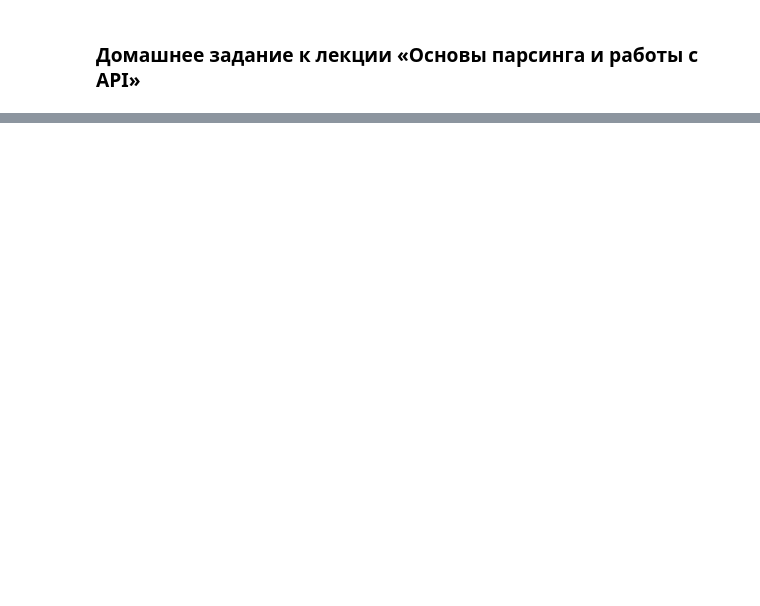
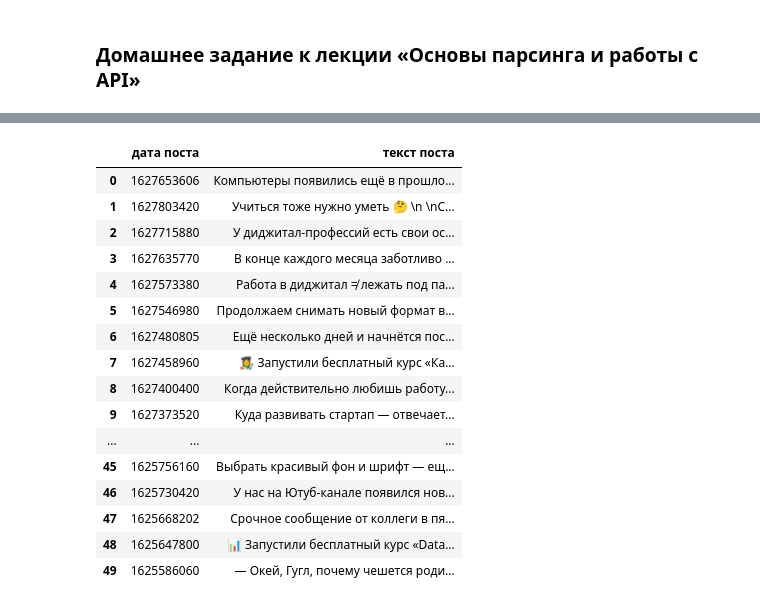
Before and after one commit to Anton-Solop/PYDP, a Jupyter notebook: home_work_web_scraping.ipynb, the cells around one changed output, grey strips where cells are left out. Saved outputs shown, nothing was run; the diff lists cells and outputs as text; code cells hidden in the pictures; blank space fills up the shorter version.

```diff
--- a/home_work_web_scraping.ipynb
+++ b/home_work_web_scraping.ipynb
@@ -99,0 +245,46 @@ article-formatted-body article-formatted-body_version-2
+# %%
+#Сервисный ключ доступа
+
+
+token = 'd0740493d0740493d074049322d00cce4fdd074d0740493b1724b0753d4963fdbb98082'
+# %%
+# формируем необходимые стартовые переменные
+NEWSFEED_REQUEST = 'https://api.vk.com/method/wall.get'
+VERSION = '5.58'
+DOMAIN = 'netology'
+TOKEN = token
+COUNT = 50
+params = {
+    'access_token': TOKEN,
+    'v': VERSION,
+    'domain': DOMAIN,
+    'count': COUNT
+}
+# %%
+# делаем запрос
+res = requests.get(NEWSFEED_REQUEST, params)
+# преобразуем полученную информацию (Конвертируем из json в словарь и формируем датафрейм)
+df = pd.DataFrame.from_dict(res.json()['response']['items'])
+# отбираем нужные столбцы
+df_res = df[['date', 'text']]
+# переименовываем столбцы
+df_res.columns = ['дата поста', 'текст поста']
+df_res
+# %% [output]
+|  | дата поста | текст поста |
+| 0 | 1627653606 | Компьютеры появились ещё в прошло... |
+| 1 | 1627803420 | Учиться тоже нужно уметь 🤔 \n \nС... |
+| 2 | 1627715880 | У диджитал-профессий есть свои ос... |
+| 3 | 1627635770 | В конце каждого месяца заботливо ... |
+| 4 | 1627573380 | Работа в диджитал ≠ лежать под па... |
+| 5 | 1627546980 | Продолжаем снимать новый формат в... |
+| 6 | 1627480805 | Ещё несколько дней и начнётся пос... |
+| 7 | 1627458960 | 👩‍🎨 Запустили бесплатный курс «Ка... |
+| 8 | 1627400400 | Когда действительно любишь работу... |
+| 9 | 1627373520 | Куда развивать стартап — отвечает... |
+| ... | ... | ... |
+| 45 | 1625756160 | Выбрать красивый фон и шрифт — ещ... |
+| 46 | 1625730420 | У нас на Ютуб-канале появился нов... |
+| 47 | 1625668202 | Срочное сообщение от коллеги в пя... |
+| 48 | 1625647800 | 📊 Запустили бесплатный курс «Data... |
+| 49 | 1625586060 | — Окей, Гугл, почему чешется роди... |
```
Also changed, not shown: parts of 34 cells of this notebook.
